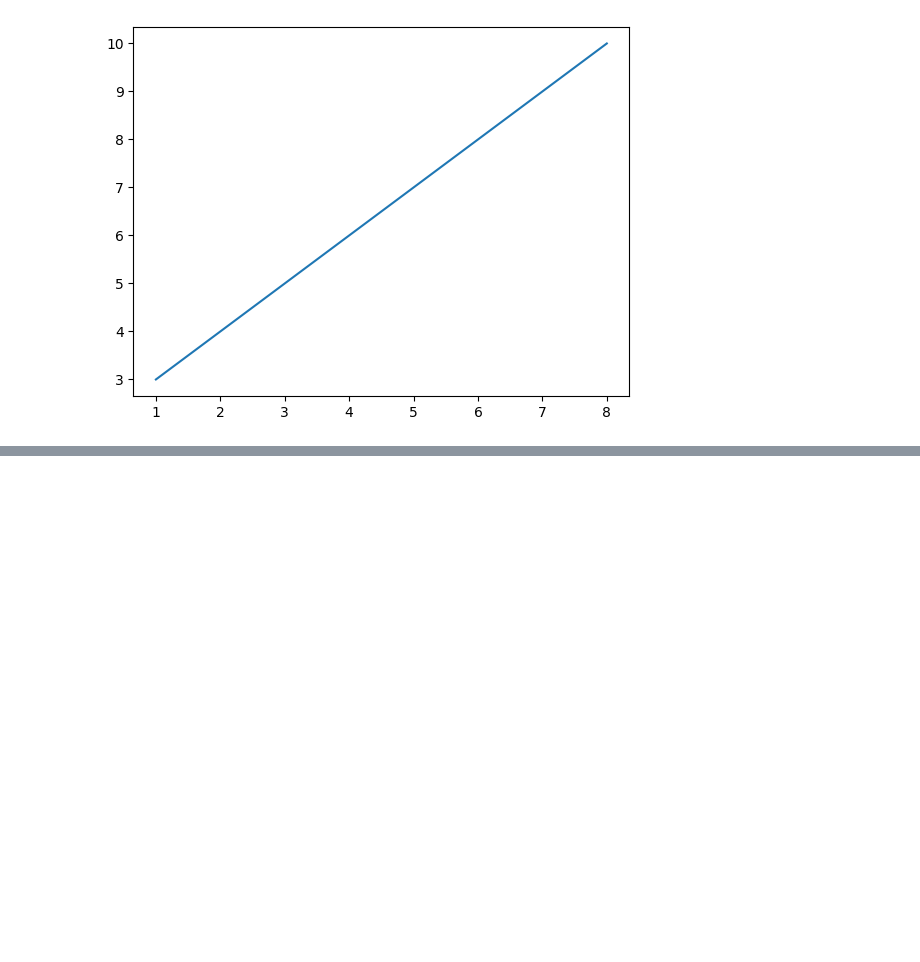
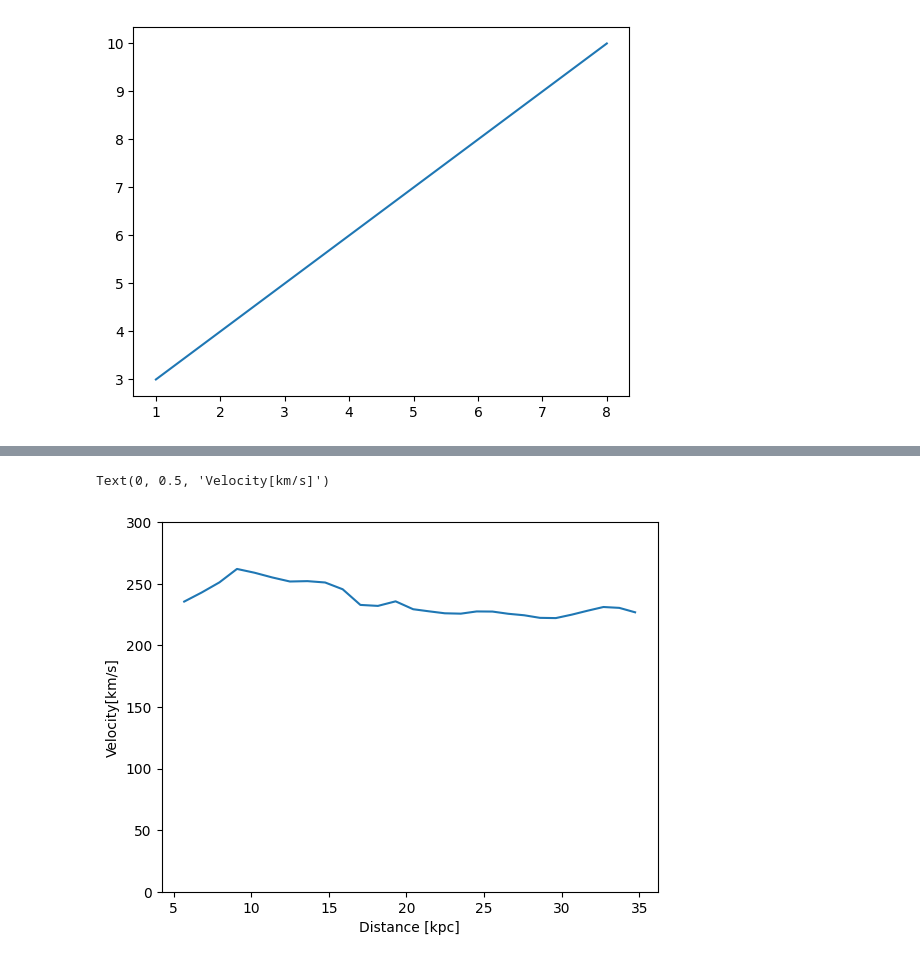
Before and after one commit to NireAstro/1221-dark-matter, a Jupyter notebook: 1221_hello_world.ipynb, the cells around one changed output, grey strips where cells are left out. Cells and saved outputs as stored; diff of their text form; code cells hidden in the pictures; blank space fills up the shorter version.

```diff
--- a/1221_hello_world.ipynb
+++ b/1221_hello_world.ipynb
@@ -25,0 +70,2 @@ plt.show()
+# %%
+tab = astropy.io.ascii.read("galaxy_rotation_2006.txt") # Reading in the file using the program above.
@@ -25,0 +94,12 @@ plt.show()
+# %%
+dis = tab["col2"] # putting the data in the 2nd column under the "name" dis for distance.
+vel = tab["col3"] # naming the 3rd column of the data vel for velocity.
+plt.plot(dis, vel) # plotting dis as the x-value and vel as the y-value.
+
+plt.ylim(0,300) # setting the limits of the y-axis.
+
+plt.xlabel("Distance [kpc]") # labelling the x-axis.
+plt.ylabel("Velocity[km/s]") # Labelling the y-axis.
+# %% [output]
+Text(0, 0.5, 'Velocity[km/s]')
+[figure, added]
```
Also changed, not shown: parts of 24 cells of this notebook.
